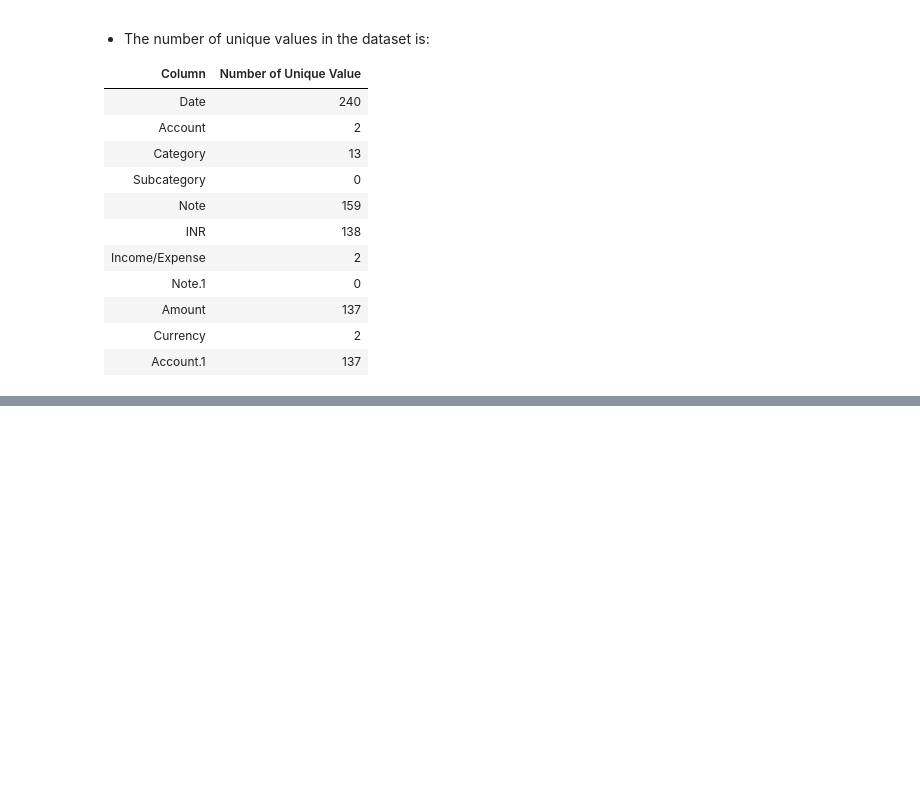
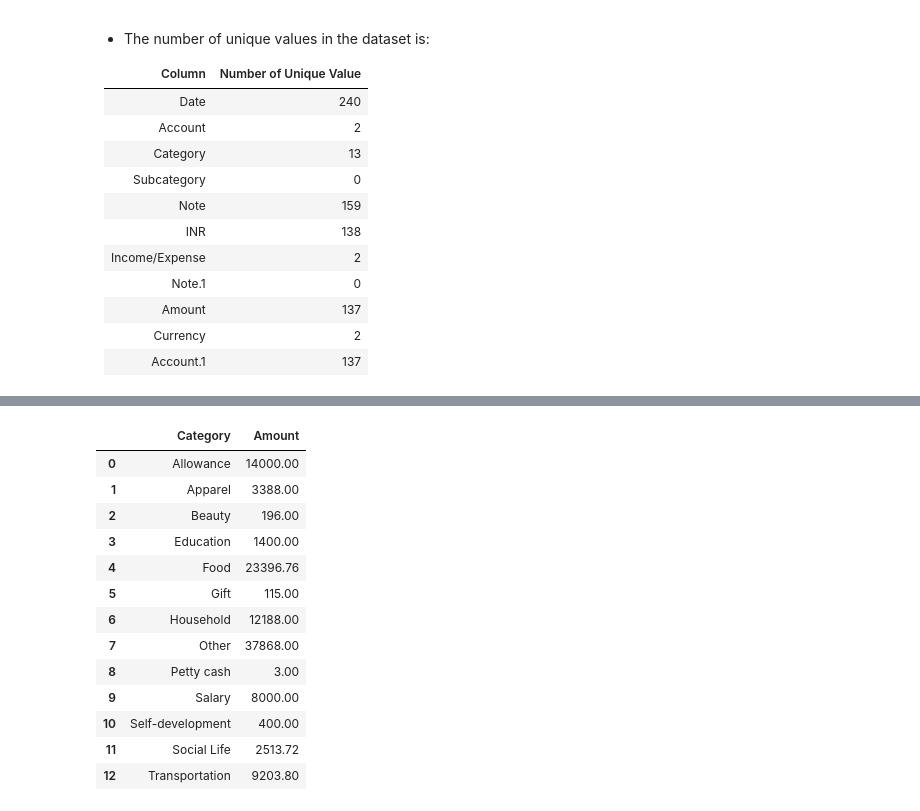
Before and after one commit to misbahkhattak718-pixel/Mentorship-Program--Devsil, a Jupyter notebook: Weekly Mini Projects/Week 1/Daily Expense Tracker + EDA Report.ipynb, the cells around one changed output, grey strips where cells are left out. Drawn from its saved outputs; the diff is of its cells as text; code cells hidden in the pictures; blank space fills up the shorter version.

```diff
--- a/Weekly Mini Projects/Week 1/Daily Expense Tracker + EDA Report.ipynb
+++ b/Weekly Mini Projects/Week 1/Daily Expense Tracker + EDA Report.ipynb
@@ -342,0 +396,19 @@ Account.1:     137
+# %%
+# Show the total amount spent in each category and step by step:
+category_amount = df.groupby("Category")["Amount"].sum().reset_index()
+category_amount
+# %% [output]
+|  | Category | Amount |
+| 0 | Allowance | 14000.00 |
+| 1 | Apparel | 3388.00 |
+| 2 | Beauty | 196.00 |
+| 3 | Education | 1400.00 |
+| 4 | Food | 23396.76 |
+| 5 | Gift | 115.00 |
+| 6 | Household | 12188.00 |
+| 7 | Other | 37868.00 |
+| 8 | Petty cash | 3.00 |
+| 9 | Salary | 8000.00 |
+| 10 | Self-development | 400.00 |
+| 11 | Social Life | 2513.72 |
+| 12 | Transportation | 9203.80 |
```
Also changed, not shown: parts of 21 cells of this notebook.
